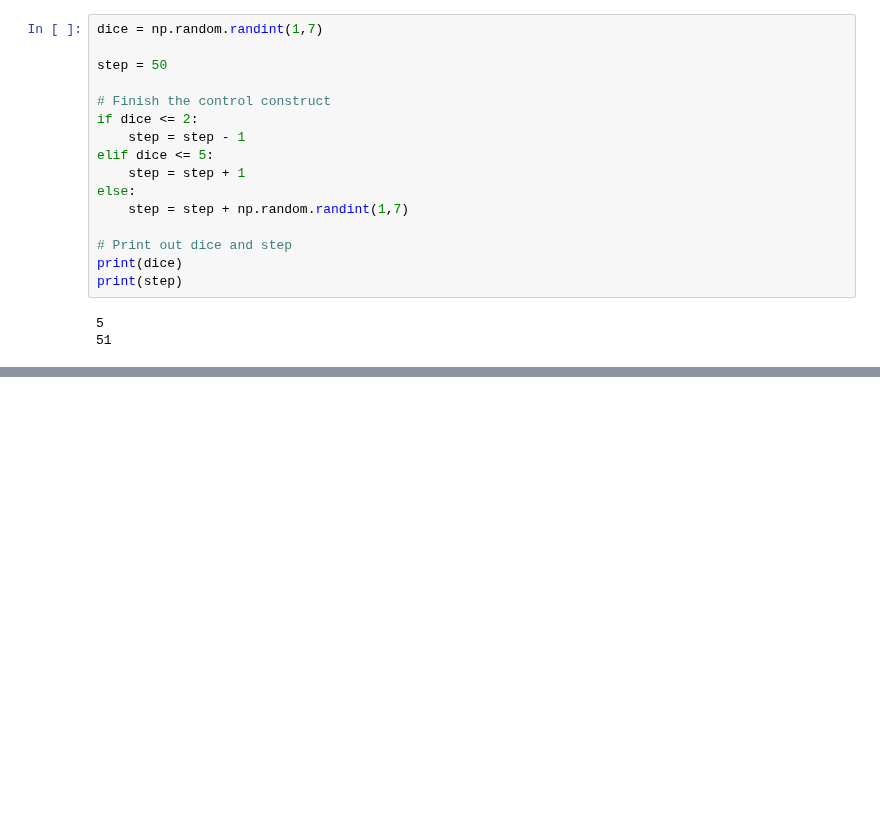
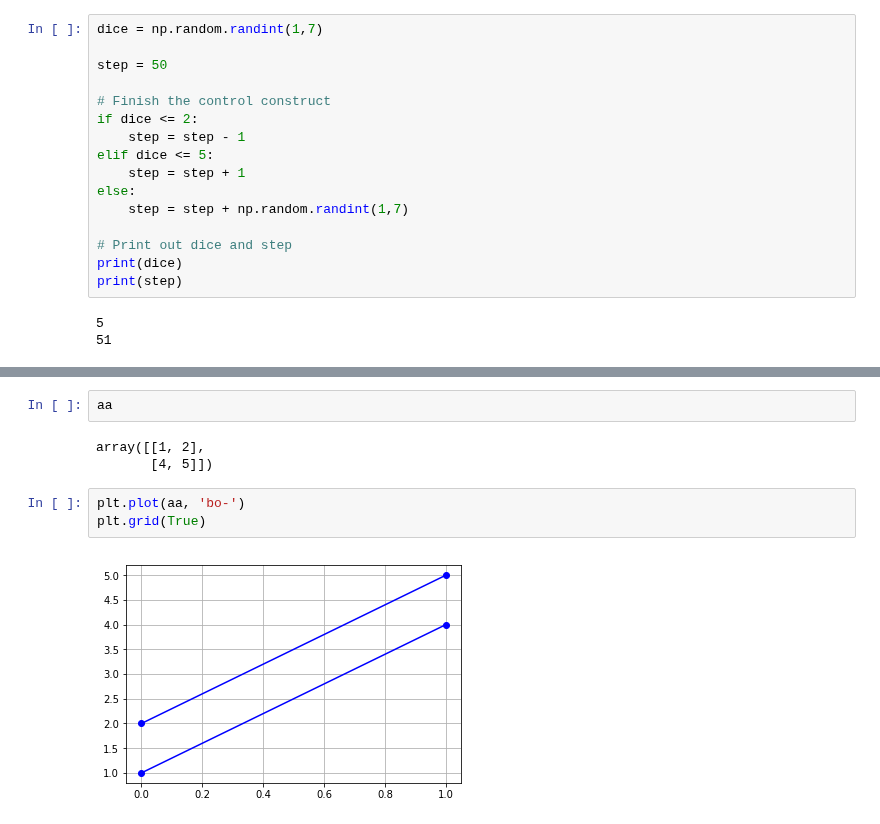
Before and after one commit to sushant2811/pythonAndStatsForDS, a Jupyter notebook: pythonForDS.ipynb, the cells around one changed output, grey strips where cells are left out. Drawn from its saved outputs; the diff is of its cells as text; blank space fills up the shorter version.

```diff
--- a/pythonForDS.ipynb
+++ b/pythonForDS.ipynb
@@ -410,0 +455,10 @@ print(step)
+# %%
+aa
+# %% [output]
+array([[1, 2],
+       [4, 5]])
+# %%
+plt.plot(aa, 'bo-')
+plt.grid(True)
+# %% [output]
+[figure, added]
```
Also changed, not shown: parts of 14 cells of this notebook.
